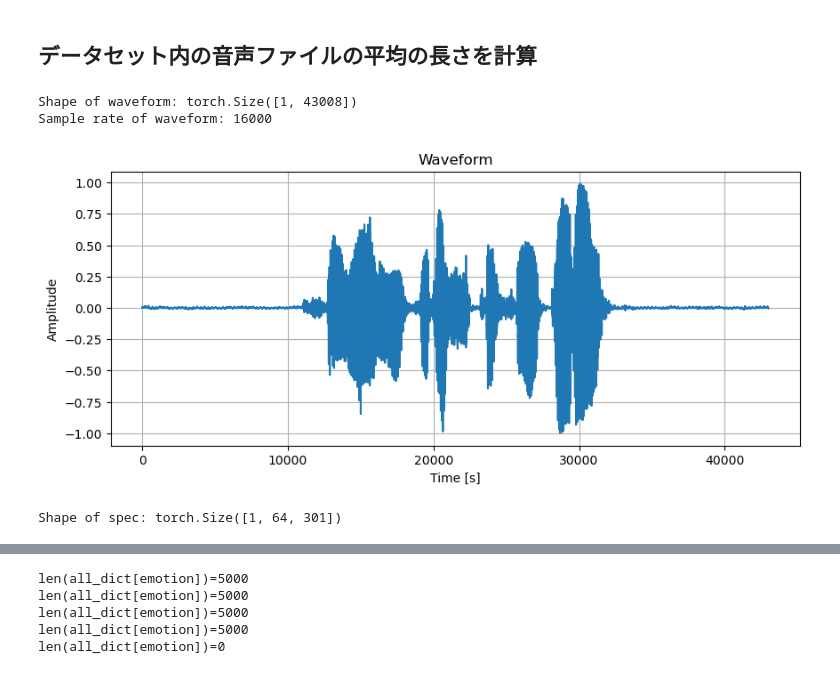
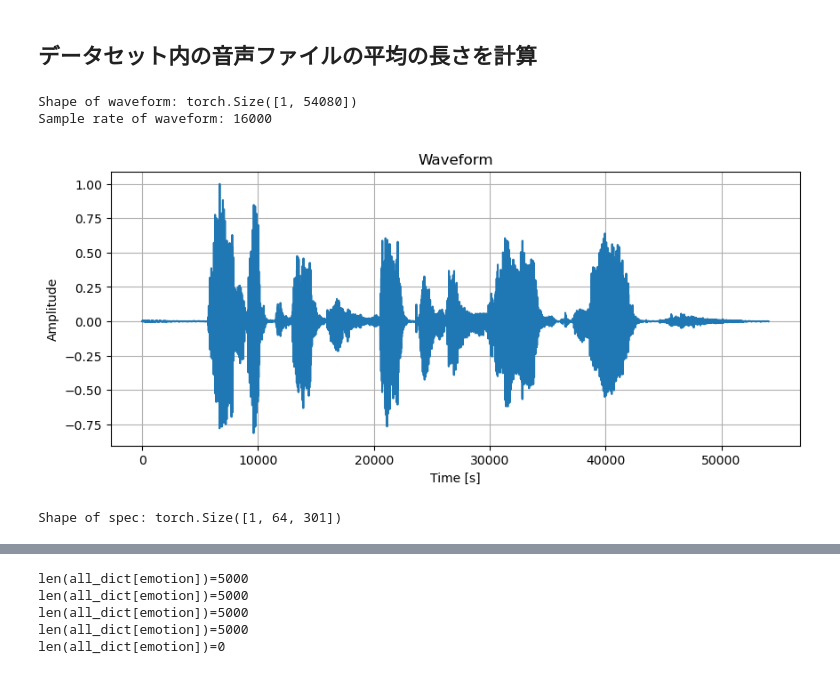
Before and after one commit to tkhrtnk/DCNN-LSTMWA, a Jupyter notebook: examples.ipynb, the cells around one changed output, grey strips where cells are left out. Saved outputs shown, nothing was run; the diff lists cells and outputs as text; code cells hidden in the pictures.

```diff
--- a/examples.ipynb
+++ b/examples.ipynb
@@ -11,31 +11,31 @@ import numpy as np
 ## データセット内の音声ファイルの平均の長さを計算
 # %%
 # filename = 'dataset/esd/0012/Neutral/0012_000001.wav'
-# filename = 'dataset/esd/0015/Happy/0015_000830.wav'
-filename ='/work/abelab5/t_tana/emo_clf2/dataset/jtes/wav/m14/joy/m14_joy_01.wav'
+filename = '/work/abelab5/t_tana/emo_clf2/dataset/esd/0020/Happy/0020_000709.wav'
+# filename ='/work/abelab5/t_tana/emo_clf2/dataset/jtes/wav/m14/joy/m14_joy_01.wav'
 waveform, sr = torchaudio.load(filepath=filename)
 sec_per_sample = 1 / sr
 # 波形の形状とサンプルレートの表示
 print(f"Shape of waveform: {waveform.size()}")
 print(f"Sample rate of waveform: {sr}")
 plt.figure(figsize=(10, 4))
 plt.plot(waveform.t().numpy())
 plt.title('Waveform')
 plt.xlabel('Time [s]')
 plt.ylabel('Amplitude')
 plt.grid()
 plt.show()
 
 log_melspec = get_melspec_from_file(filename, 3.0, False, 25e-3, 10e-3, 25e-3, 64)
 log_melspec_emph = get_melspec_from_file(filename, 3.0, True, 25e-3, 10e-3, 25e-3, 64)
 
 print(f"Shape of spec: {log_melspec.size()}")
 
 IPython.display.Audio(filename)
 # %% [output]
-Shape of waveform: torch.Size([1, 43008])
+Shape of waveform: torch.Size([1, 54080])
 Sample rate of waveform: 16000
-[figure, old version]
+[figure, new version]
 Shape of spec: torch.Size([1, 64, 301])
 [interactive output not drawn]
 # %%
```
Also changed, not shown: parts of 10 cells of this notebook, 44 other files.
